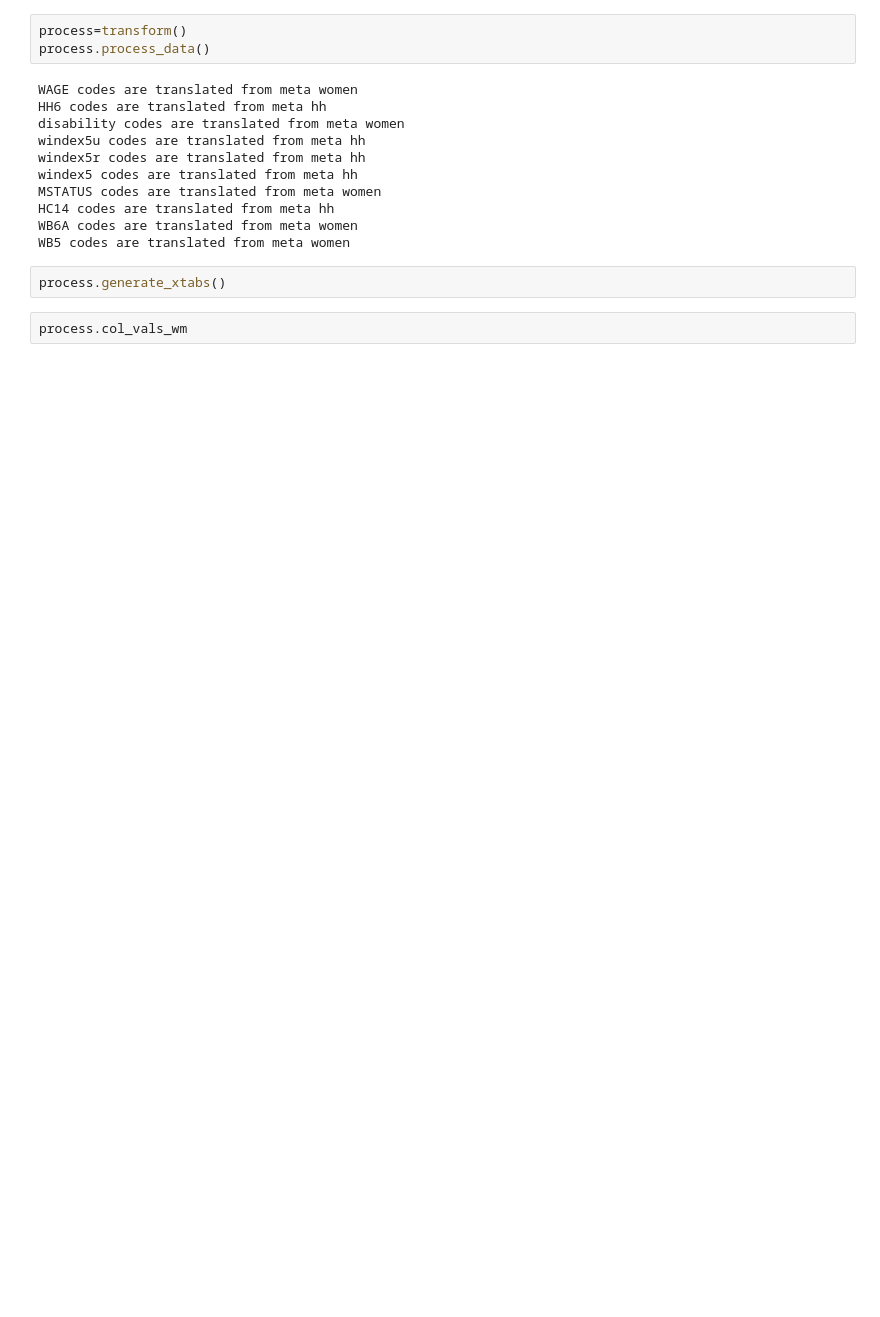
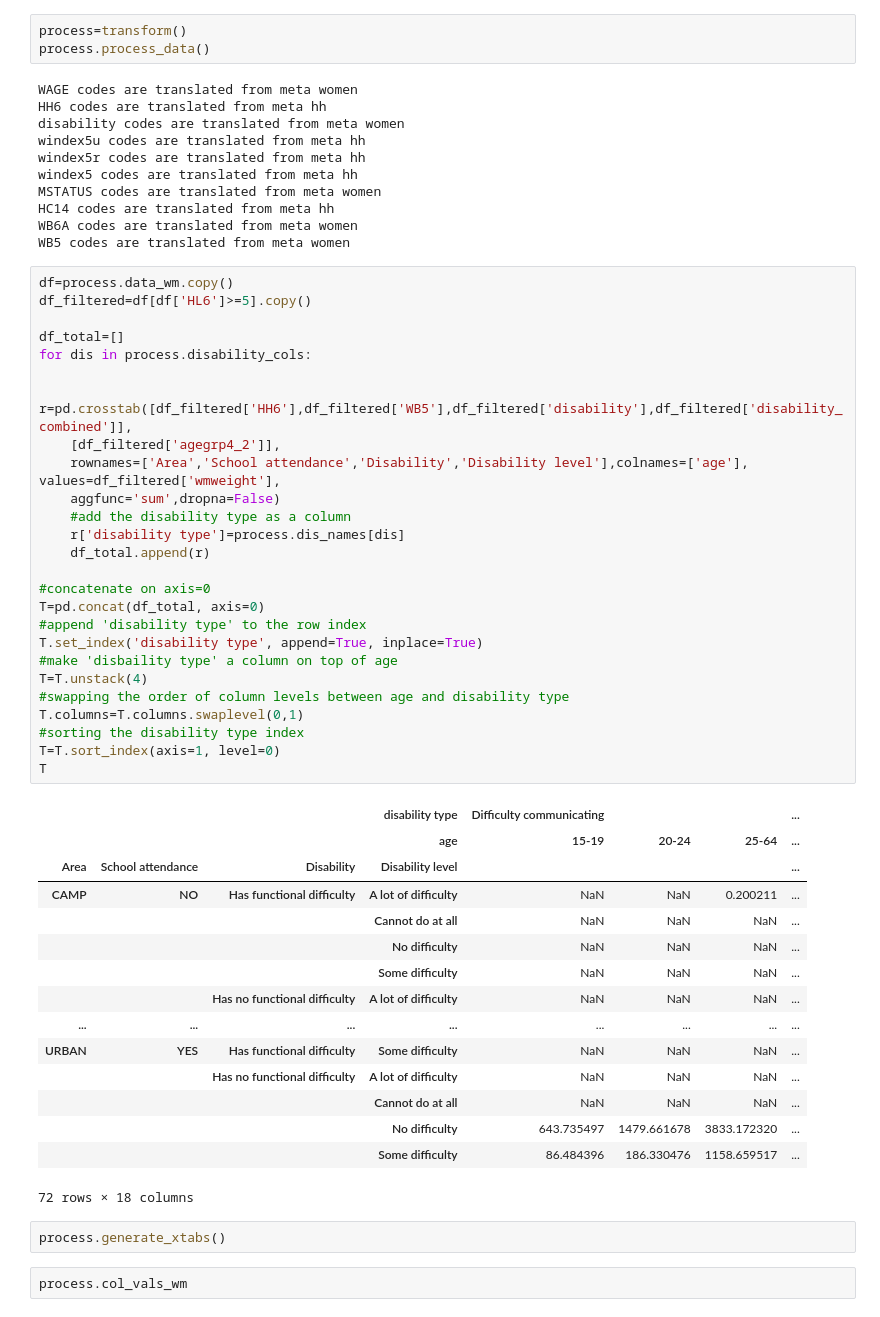
Before and after one commit to raffi1974/MICS, a Jupyter notebook: MICS_Palestine.ipynb, the cells around one changed output. Cells and saved outputs as stored; diff of their text form; blank space fills up the shorter version.

```diff
--- a/MICS_Palestine.ipynb
+++ b/MICS_Palestine.ipynb
@@ -497,6 +535,48 @@ MSTATUS codes are translated from meta women
 HC14 codes are translated from meta hh
 WB6A codes are translated from meta women
 WB5 codes are translated from meta women
+# %%
+df=process.data_wm.copy()
+df_filtered=df[df['HL6']>=5].copy()
+
+df_total=[]
+for dis in process.disability_cols:
+
+    r=pd.crosstab([df_filtered['HH6'],df_filtered['WB5'],df_filtered['disability'],df_filtered['disability_combined']],
+    [df_filtered['agegrp4_2']],
+    rownames=['Area','School attendance','Disability','Disability level'],colnames=['age'], values=df_filtered['wmweight'],
+    aggfunc='sum',dropna=False)
+    #add the disability type as a column
+    r['disability type']=process.dis_names[dis]
+    df_total.append(r)
+
+#concatenate on axis=0
+T=pd.concat(df_total, axis=0)
+#append 'disability type' to the row index
+T.set_index('disability type', append=True, inplace=True)
+#make 'disbaility type' a column on top of age
+T=T.unstack(4)
+#swapping the order of column levels between age and disability type
+T.columns=T.columns.swaplevel(0,1)
+#sorting the disability type index
+T=T.sort_index(axis=1, level=0)
+T
+# %% [output]
+|  |  |  | disability type | Difficulty communicating |  |  | ... |
+|  |  |  | age | 15-19 | 20-24 | 25-64 | ... |
+| Area | School attendance | Disability | Disability level |  |  |  | ... |
+| CAMP | NO | Has functional difficulty | A lot of difficulty | NaN | NaN | 0.200211 | ... |
+|  |  |  | Cannot do at all | NaN | NaN | NaN | ... |
+|  |  |  | No difficulty | NaN | NaN | NaN | ... |
+|  |  |  | Some difficulty | NaN | NaN | NaN | ... |
+|  |  | Has no functional difficulty | A lot of difficulty | NaN | NaN | NaN | ... |
+| ... | ... | ... | ... | ... | ... | ... | ... |
+| URBAN | YES | Has functional difficulty | Some difficulty | NaN | NaN | NaN | ... |
+|  |  | Has no functional difficulty | A lot of difficulty | NaN | NaN | NaN | ... |
+|  |  |  | Cannot do at all | NaN | NaN | NaN | ... |
+|  |  |  | No difficulty | 643.735497 | 1479.661678 | 3833.172320 | ... |
+|  |  |  | Some difficulty | 86.484396 | 186.330476 | 1158.659517 | ... |
+72 rows × 18 columns
 # %%
 process.generate_xtabs()
 # %%
```
Also changed, not shown: parts of 1 cell of this notebook.
